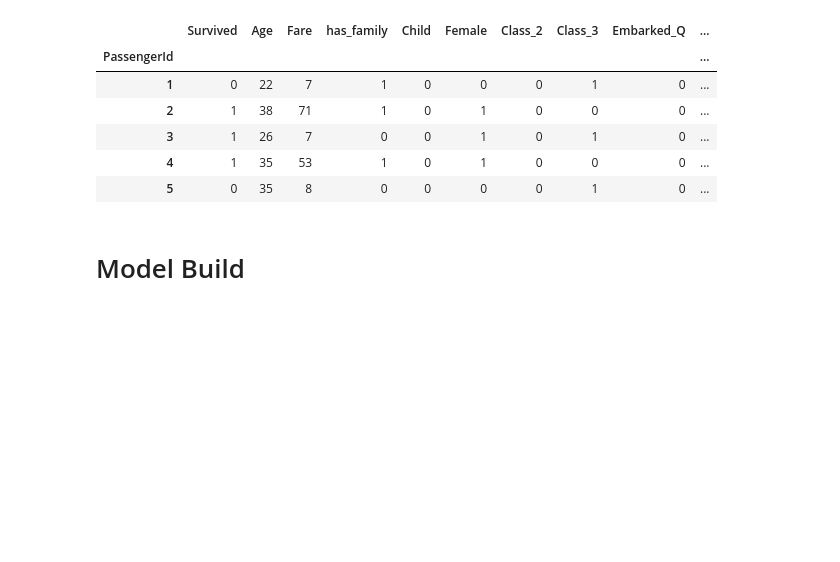
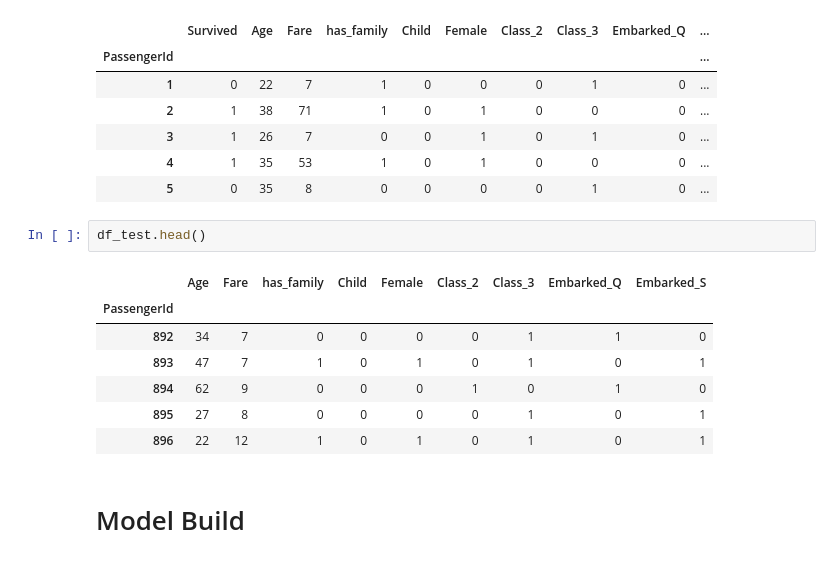
Before and after one commit to aksmiyazaki/machine_learning, a Jupyter notebook: kaggle/titanic/titanic_work-RandomForests.ipynb, the cells around one changed output. Saved outputs shown, nothing was run; the diff lists cells and outputs as text; blank space fills up the shorter version.

Commit message:
Submited a test with RandomForests.

```diff
--- a/kaggle/titanic/titanic_work-RandomForests.ipynb
+++ b/kaggle/titanic/titanic_work-RandomForests.ipynb
@@ -278,6 +273,16 @@ df_train.head()
 | 3 | 1 | 26 | 7 | 0 | 0 | 1 | 0 | 1 | 0 | ... |
 | 4 | 1 | 35 | 53 | 1 | 0 | 1 | 0 | 0 | 0 | ... |
 | 5 | 0 | 35 | 8 | 0 | 0 | 0 | 0 | 1 | 0 | ... |
+# %%
+df_test.head()
+# %% [output]
+|  | Age | Fare | has_family | Child | Female | Class_2 | Class_3 | Embarked_Q | Embarked_S |
+| PassengerId |  |  |  |  |  |  |  |  |  |
+| 892 | 34 | 7 | 0 | 0 | 0 | 0 | 1 | 1 | 0 |
+| 893 | 47 | 7 | 1 | 0 | 1 | 0 | 1 | 0 | 1 |
+| 894 | 62 | 9 | 0 | 0 | 0 | 1 | 0 | 1 | 0 |
+| 895 | 27 | 8 | 0 | 0 | 0 | 0 | 1 | 0 | 1 |
+| 896 | 22 | 12 | 1 | 0 | 1 | 0 | 1 | 0 | 1 |
 # %% [markdown]
 # Model Build
 # %%
```
Also changed, not shown: parts of 19 cells of this notebook, 2 other files.
